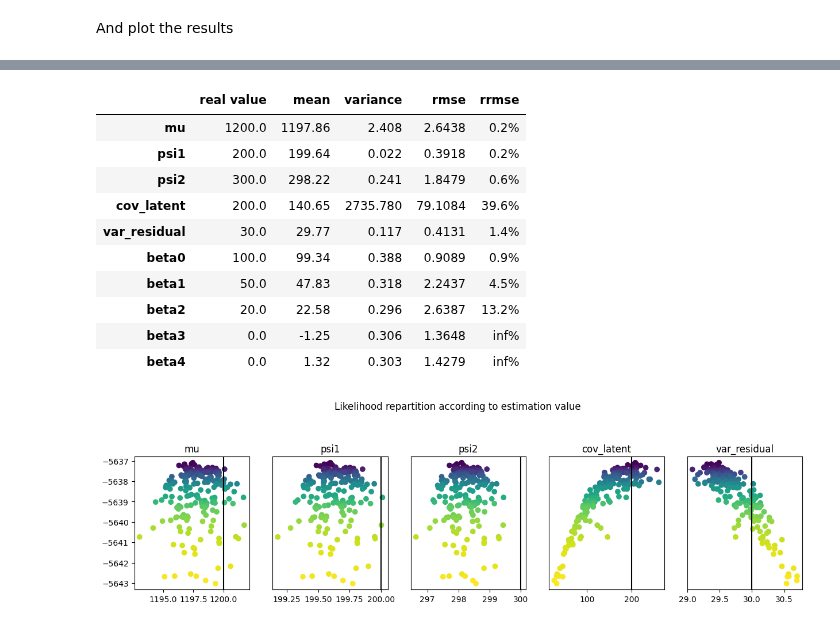
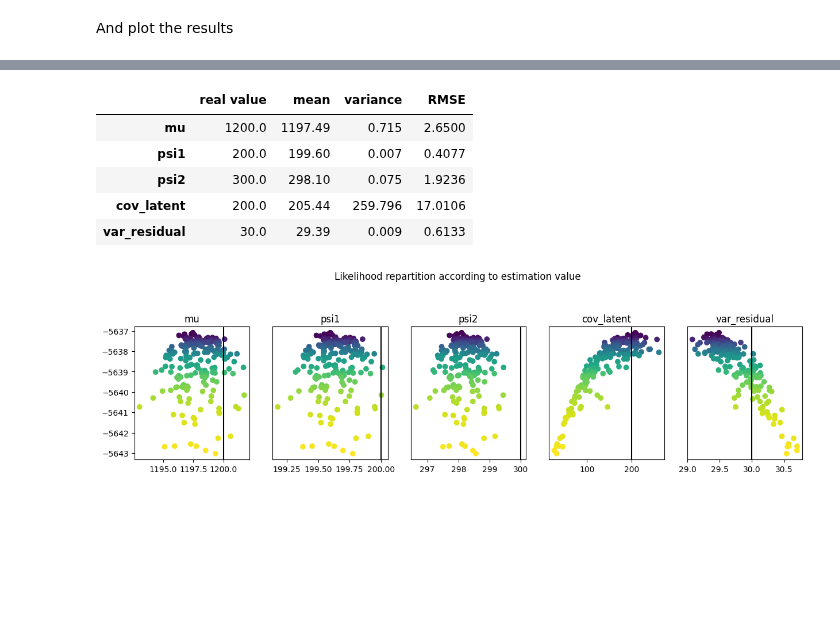
Before and after one commit to caillebotteAntoine/sdg4varselect, a Jupyter notebook: examples/senescence/senescence.ipynb, the cells around one changed output, grey strips where cells are left out. Saved outputs shown, nothing was run; the diff lists cells and outputs as text; code cells hidden in the pictures; blank space fills up the shorter version.

```diff
--- a/examples/senescence/senescence.ipynb
+++ b/examples/senescence/senescence.ipynb
@@ -206,7 +206,7 @@ def cumvar(x):
     return jnp.cumsum((x - cumulative_mean) ** 2) / jnp.arange(1, len(x) + 1)
 
 
-multi_estim = multi_res.reduce_number_run(keep_percentage=0.95)
+multi_estim = multi_res.reduce_number_run(keep_percentage=0.05)
 multi_estim.sort()
 print(multi_estim.likelihood.var())
 
@@ -270,27 +270,31 @@ for ax in f.axes:
 # %%
-sdgplt.get_dataframe_results(
-    multi_estim.last_theta, myModel.hstack_params(p_star), myModel.params_names
-).style.format(
+import numpy as np
+
+pd_df = sdgplt.get_dataframe_results(
+    multi_estim.last_theta[:, : myModel.DIM_LD],
+    myModel.hstack_params(p_star)[: myModel.DIM_LD],
+    myModel.params_names[: myModel.DIM_LD],
+)
+pd_df = pd_df.drop("RRMSE", axis=1)
+
+# print(pd_df.to_latex(float_format="{:.2}".format))
+
+pd_df.style.format(
     {
         "real value": "{:.1f}".format,
         "mean": "{:.2f}".format,
         "variance": "{:.3f}".format,
-        "rmse": "{:.4f}".format,
-        "rrmse": "{:.1%}".format,
+        "RMSE": "{:.4f}".format,
+        "RRMSE": "{:.2%}".format,
     }
 )
 # %% [output]
-|  | real value | mean | variance | rmse | rrmse |
-| mu | 1200.0 | 1197.86 | 2.408 | 2.6438 | 0.2% |
-| psi1 | 200.0 | 199.64 | 0.022 | 0.3918 | 0.2% |
-| psi2 | 300.0 | 298.22 | 0.241 | 1.8479 | 0.6% |
-| cov_latent | 200.0 | 140.65 | 2735.780 | 79.1084 | 39.6% |
-| var_residual | 30.0 | 29.77 | 0.117 | 0.4131 | 1.4% |
-| beta0 | 100.0 | 99.34 | 0.388 | 0.9089 | 0.9% |
-| beta1 | 50.0 | 47.83 | 0.318 | 2.2437 | 4.5% |
-| beta2 | 20.0 | 22.58 | 0.296 | 2.6387 | 13.2% |
-| beta3 | 0.0 | -1.25 | 0.306 | 1.3648 | inf% |
-| beta4 | 0.0 | 1.32 | 0.303 | 1.4279 | inf% |
+|  | real value | mean | variance | RMSE |
+| mu | 1200.0 | 1197.49 | 0.715 | 2.6500 |
+| psi1 | 200.0 | 199.60 | 0.007 | 0.4077 |
+| psi2 | 300.0 | 298.10 | 0.075 | 1.9236 |
+| cov_latent | 200.0 | 205.44 | 259.796 | 17.0106 |
+| var_residual | 30.0 | 29.39 | 0.009 | 0.6133 |
 # %%
 fig = sdgplt.scatter_estimation(
     multi_estim.last_theta[:, : myModel.DIM_LD].T,
```
Also changed, not shown: parts of 5 cells of this notebook, 15 other files.
